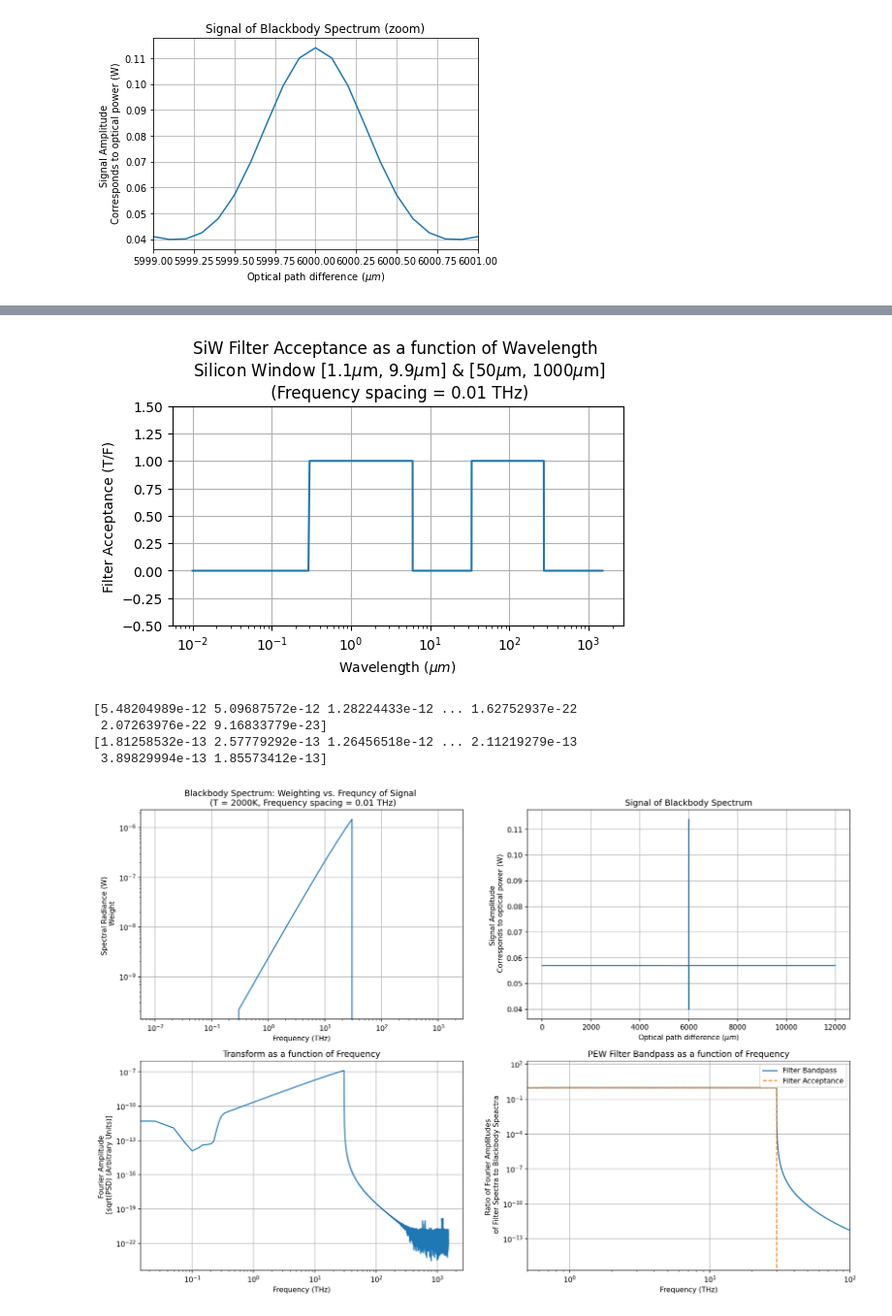
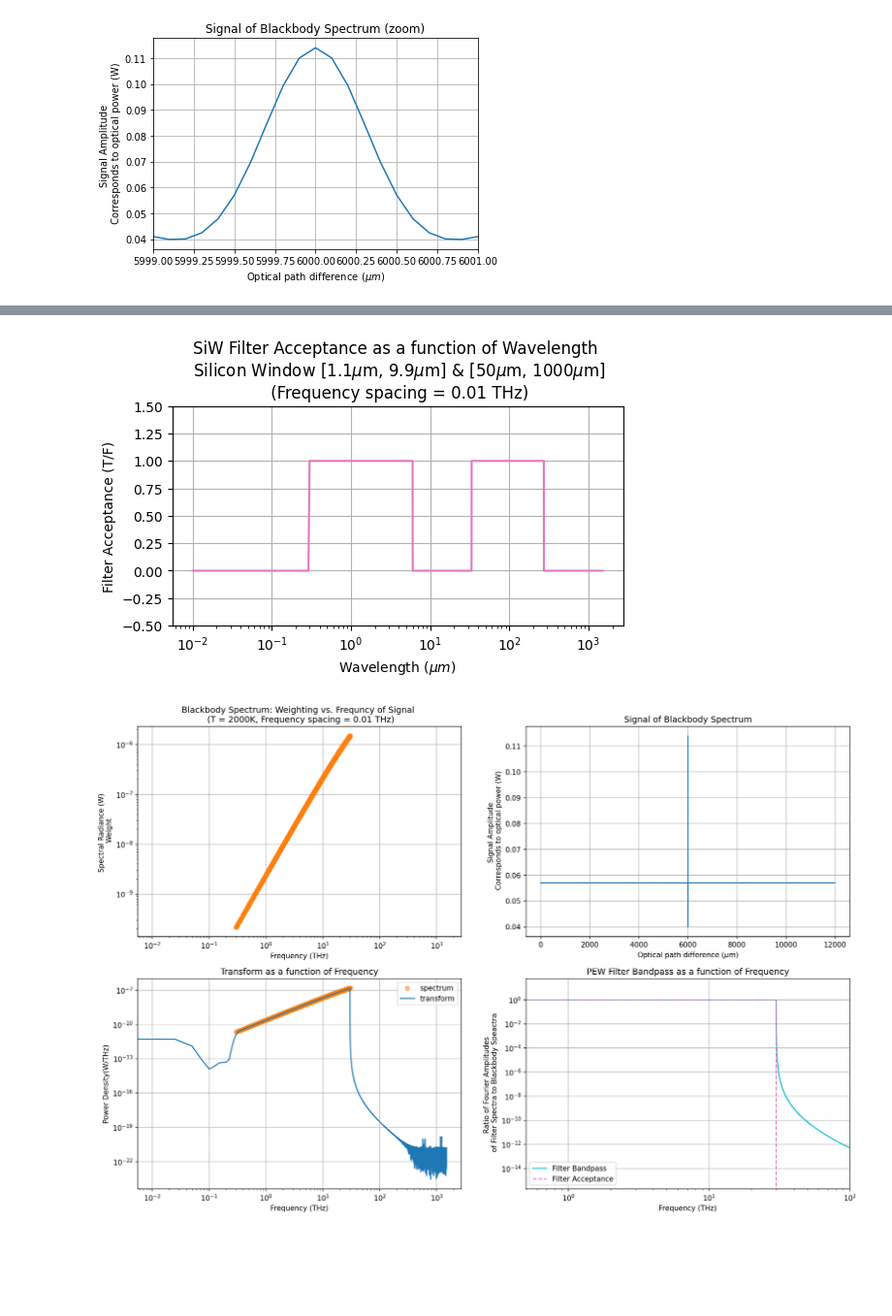
Before and after one commit to nkurinsky/THz-FTS, a Jupyter notebook: python/Notebooks/BBspectrum_FTS_(arbitrary_FrequencyList).ipynb, the cells around one changed output, grey strips where cells are left out. Shown at 97% size. Saved outputs shown, nothing was run; the diff lists cells and outputs as text; code cells hidden in the pictures; blank space fills up the shorter version.

```diff
--- a/python/Notebooks/BBspectrum_FTS_(arbitrary_FrequencyList).ipynb
+++ b/python/Notebooks/BBspectrum_FTS_(arbitrary_FrequencyList).ipynb
@@ -173,7 +168,7 @@ plt.show()
 # %%
 fig = plt.figure(figsize=(6, 3), dpi=100)
 
-plt.plot(frequencies, filter_val)
+plt.plot(frequencies, filter_val, Color = 'C6')
 plt.xscale('log')
 plt.grid(True)
 plt.ylim(-0.5, 1.5)
@@ -184,26 +179,25 @@ plt.xlabel("Wavelength ($\mu m$)")
 plt.ylabel("Filter Acceptance (T/F)")
 plt.show()
 # %% [output]
-[figure, old version]
+[figure, new version]
 # %%
 x, y_filter, weights, filter_val = blackbody_input_function(lambda_or_nu, frequencies, frequency_slice_size, filter='PEW')
 
 fig = plt.figure(figsize=(18, 12), dpi=150)
 plt.subplot(2, 2, 1)
-plt.plot(frequencies, weights)
+plt.plot(frequencies, weights, 'o', color='C1')
 
 plt.subplot(2, 2, 2)
-plt.plot(x,y)
+plt.plot(x,y,  color='C0')
 
 plt.subplot(2, 2, 3)
 frequency, spectrum = psd_frequency(y_filter, 'parzen')
-plt.semilogy(frequency, spectrum)
+plt.semilogy(frequencies, weights/df*1e9, 'o', alpha = 0.5, color='C1', label = 'spectrum')
+plt.semilogy(frequency, spectrum, color ='C0',label='transform')
 
 plt.subplot(2, 2, 4)
-plt.semilogy(frequency, spectrum/spectrum_nofilter, label = "Filter Bandpass")
-plt.semilogy(frequencies, filter_val, '--', label = 'Filter Acceptance')
-print(spectrum)
-print(spectrum_nofilter)
+plt.semilogy(frequency, spectrum/spectrum_nofilter, label = "Filter Bandpass", Color = 'C9')
+plt.semilogy(frequencies, filter_val, '--', label = 'Filter Acceptance', Color = 'C6')
 
 #plot details for blackbody spectrum plot
 plt.subplot(2, 2, 1)
@@ -213,39 +207,36 @@ plt.xscale('log')
 title = "Blackbody Spectrum: Weighting vs. Frequncy of Signal \n (T = " + str(Temp) + "K, Frequency spacing = "+ str(round(frequency_slice_size,2)) + " THz)"
 plt.title(title)
 plt.xlabel("Frequency (THz)")
 plt.ylabel("Spectral Radiance (W) \n Weight")
 
 #plot details for signal plot
 plt.subplot(2, 2, 2)
 plt.grid(True)
 plt.title("Signal of Blackbody Spectrum")
 plt.xlabel("Optical path difference ($\mu m$)")
 plt.ylabel("Signal Amplitude \n Corresponds to optical power (W)")
 
 #plot details for fourier transform plot in terms of frequency rather than wavenumber
 plt.subplot(2, 2, 3)
 plt.title("Transform as a function of Frequency")
 plt.xscale('log')
+plt.legend()
 plt.grid(True)
 plt.xlabel('Frequency (THz)')
-plt.ylabel("Fourier Amplitude \n [sqrt(PSD) (Arbitrary Units)]")
+plt.ylabel("Power Density(W/THz)")
 
 #plot details for transfer function (which is power specctrum in frequency for filter/ blackbody~ like dividing out the noise)
 plt.subplot(2, 2, 4)
 plt.title("PEW Filter Bandpass as a function of Frequency")
 plt.xscale('log')
 plt.grid(True)
 plt.legend()
 plt.xlim(5e-1, 100)
 plt.xlabel('Frequency (THz)')
 plt.ylabel("Ratio of Fourier Amplitudes \n of Filter Spectra to Blackbody Speactra")
 plt.show()
 # %% [output]
-[5.48204989e-12 5.09687572e-12 1.28224433e-12 ... 1.62752937e-22
- 2.07263976e-22 9.16833779e-23]
-[1.81258532e-13 2.57779292e-13 1.26456518e-12 ... 2.11219279e-13
- 3.89829994e-13 1.85573412e-13]
-[figure, old version]
+[figure, new version]
 # %%
 fig = plt.figure(figsize=(6, 3), dpi=100)
 
```
Also changed, not shown: parts of 4 cells of this notebook.
